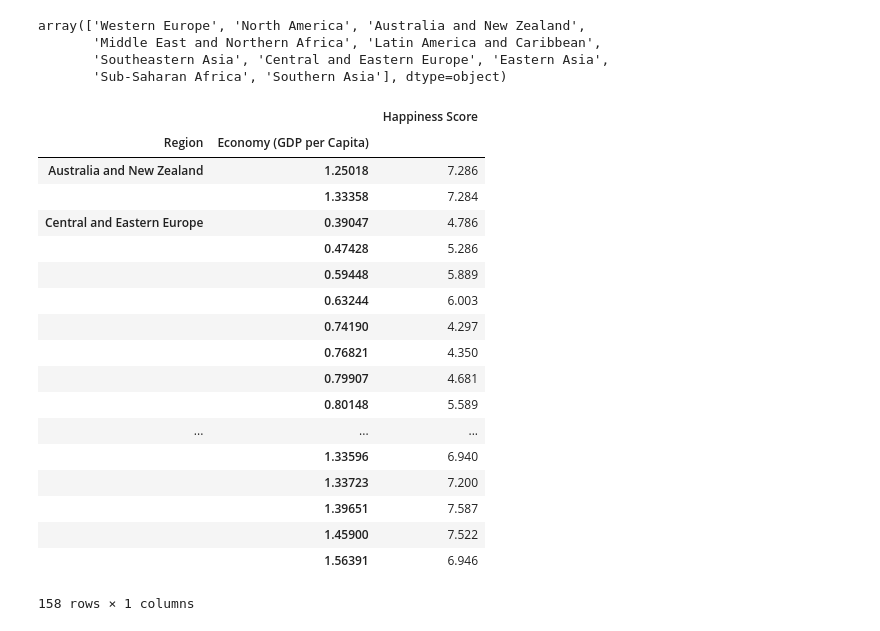
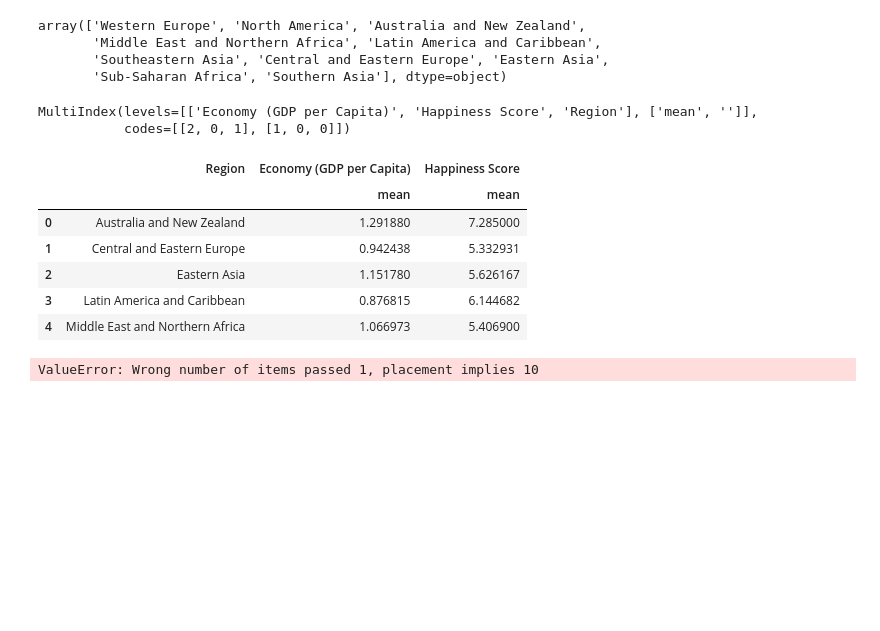
Before and after one commit to ipatel467/Happiness-Index, a Jupyter notebook: Index.ipynb, the cells around one changed output. Cells and saved outputs as stored; diff of their text form; code cells hidden in the pictures; blank space fills up the shorter version.

```diff
--- a/Index.ipynb
+++ b/Index.ipynb
@@ -190,24 +190,23 @@ array(['Western Europe', 'North America', 'Australia and New Zealand',
        'Southeastern Asia', 'Central and Eastern Europe', 'Eastern Asia',
        'Sub-Saharan Africa', 'Southern Asia'], dtype=object)
 # %%
-df15.groupby(['Region']).agg({['Happiness Score']:'mean'})
+df15_grouped = df15.groupby('Region').agg({'Economy (GDP per Capita)':['mean'],'Happiness Score':'mean'}).reset_index()
-# %% [output]
-|  |  | Happiness Score |
-| Region | Economy (GDP per Capita) |  |
-| Australia and New Zealand | 1.25018 | 7.286 |
-|  | 1.33358 | 7.284 |
-| Central and Eastern Europe | 0.39047 | 4.786 |
-|  | 0.47428 | 5.286 |
-|  | 0.59448 | 5.889 |
-|  | 0.63244 | 6.003 |
-|  | 0.74190 | 4.297 |
-|  | 0.76821 | 4.350 |
-|  | 0.79907 | 4.681 |
-|  | 0.80148 | 5.589 |
-| ... | ... | ... |
-|  | 1.33596 | 6.940 |
-|  | 1.33723 | 7.200 |
-|  | 1.39651 | 7.587 |
-|  | 1.45900 | 7.522 |
-|  | 1.56391 | 6.946 |
-158 rows × 1 columns
+# %%
+df15_grouped.columns
+# %% [output]
+MultiIndex(levels=[['Economy (GDP per Capita)', 'Happiness Score', 'Region'], ['mean', '']],
+           codes=[[2, 0, 1], [1, 0, 0]])
+# %%
+df15_grouped.rename({'':''},axis=1)
+# %% [output]
+|  | Region | Economy (GDP per Capita) | Happiness Score |
+|  |  | mean | mean |
+| 0 | Australia and New Zealand | 1.291880 | 7.285000 |
+| 1 | Central and Eastern Europe | 0.942438 | 5.332931 |
+| 2 | Eastern Asia | 1.151780 | 5.626167 |
+| 3 | Latin America and Caribbean | 0.876815 | 6.144682 |
+| 4 | Middle East and Northern Africa | 1.066973 | 5.406900 |
+# %%
+sns.barplot(data = df15_grouped, x ='Region' , y = 'Economy (GDP per Capita)')
+# %% [output]
+ValueError: Wrong number of items passed 1, placement implies 10
```
